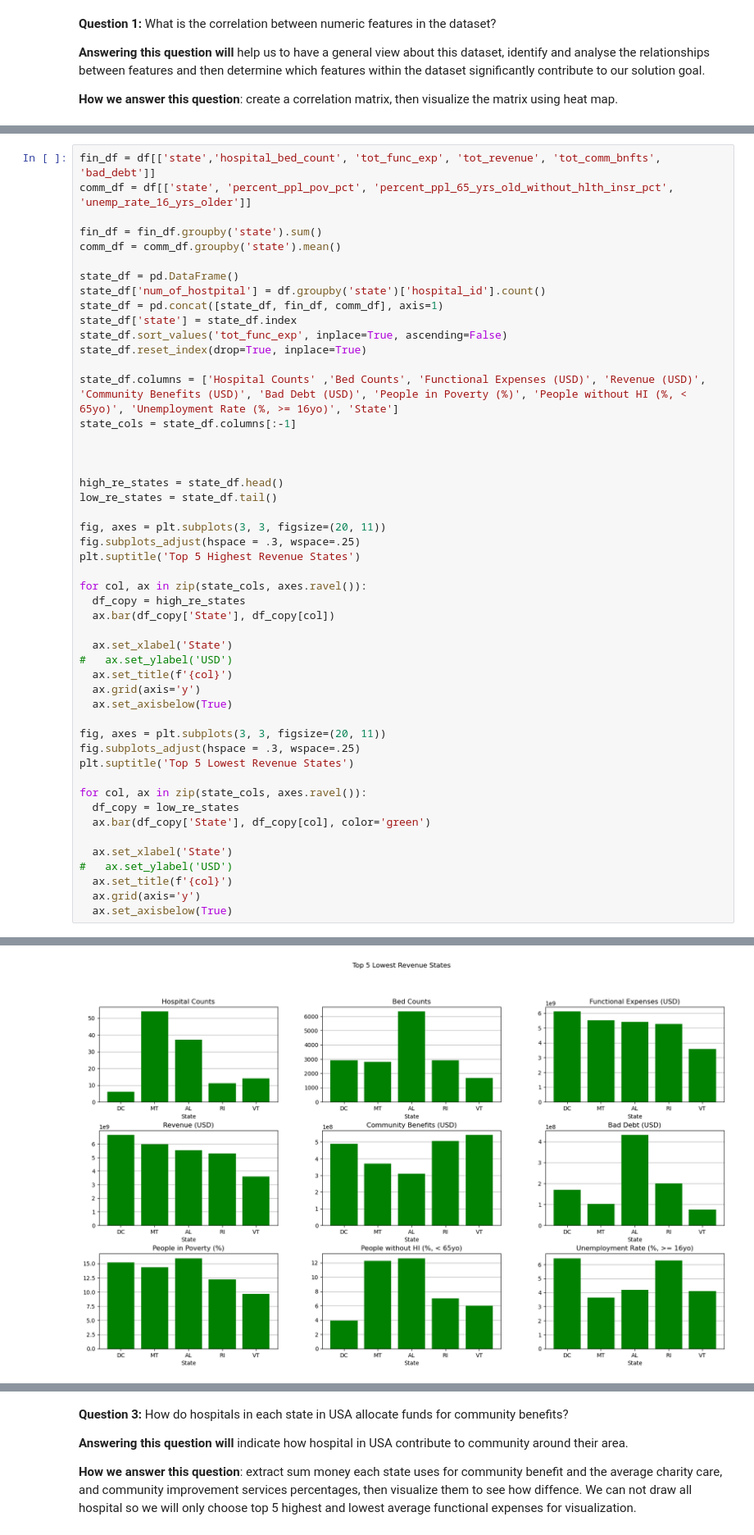
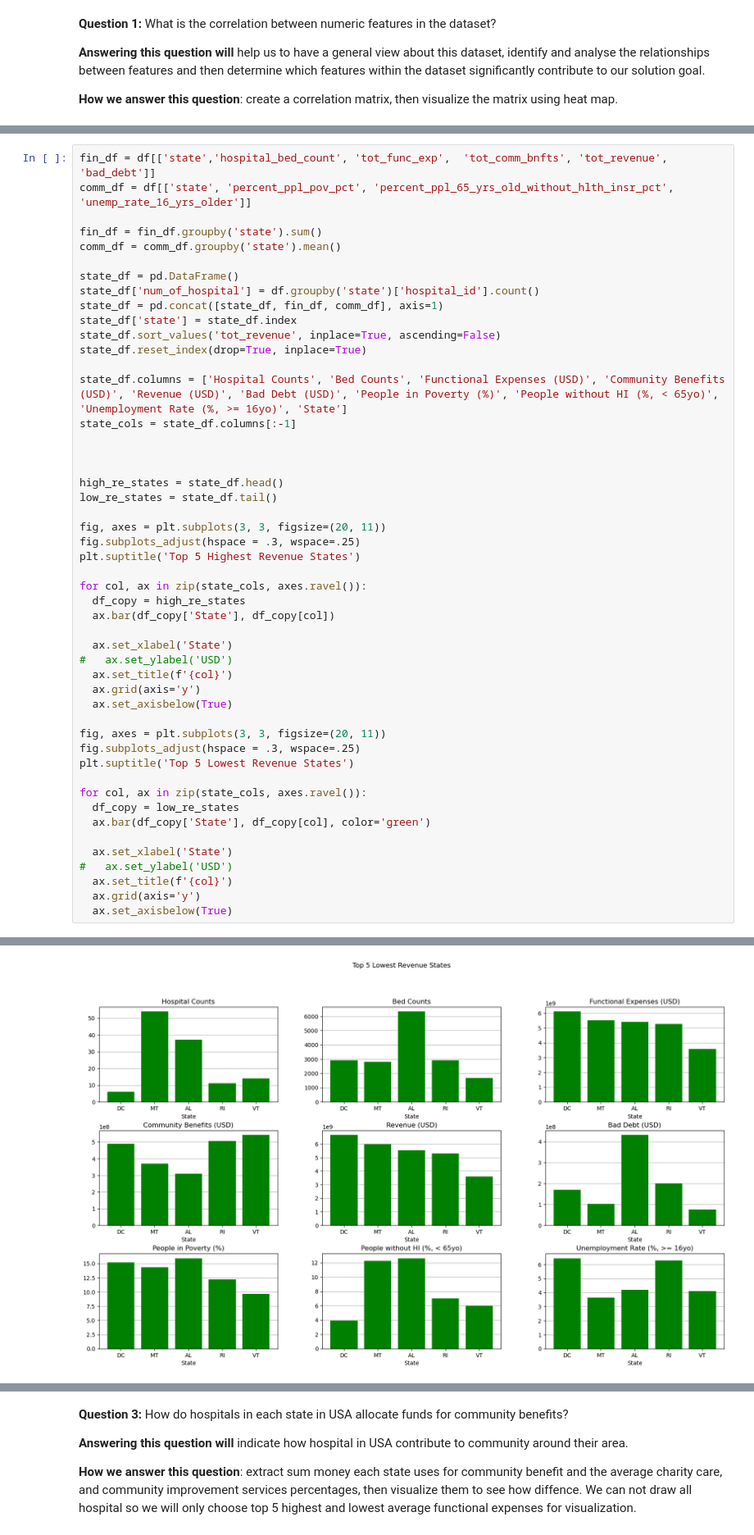
Before and after one commit to gigachad0209/Final-Project---NMKHDL, a Jupyter notebook: eda.ipynb, the cells around one changed output, grey strips where cells are left out. Shown: that part at 82% size. Drawn from its saved outputs; the diff is of its cells as text.

```diff
--- a/eda.ipynb
+++ b/eda.ipynb
@@ -105,18 +105,18 @@ Based on this correlation matrix, we will find out more about the relationships
 # %%
-fin_df = df[['state','hospital_bed_count', 'tot_func_exp', 'tot_revenue', 'tot_comm_bnfts', 'bad_debt']]
+fin_df = df[['state','hospital_bed_count', 'tot_func_exp',  'tot_comm_bnfts', 'tot_revenue', 'bad_debt']]
 comm_df = df[['state', 'percent_ppl_pov_pct', 'percent_ppl_65_yrs_old_without_hlth_insr_pct', 'unemp_rate_16_yrs_older']]
 
 fin_df = fin_df.groupby('state').sum()
 comm_df = comm_df.groupby('state').mean()
 
 state_df = pd.DataFrame()
-state_df['num_of_hostpital'] = df.groupby('state')['hospital_id'].count()
+state_df['num_of_hospital'] = df.groupby('state')['hospital_id'].count()
 state_df = pd.concat([state_df, fin_df, comm_df], axis=1)
 state_df['state'] = state_df.index
-state_df.sort_values('tot_func_exp', inplace=True, ascending=False)
+state_df.sort_values('tot_revenue', inplace=True, ascending=False)
 state_df.reset_index(drop=True, inplace=True)
 
-state_df.columns = ['Hospital Counts' ,'Bed Counts', 'Functional Expenses (USD)', 'Revenue (USD)', 'Community Benefits (USD)', 'Bad Debt (USD)', 'People in Poverty (%)', 'People without HI (%, < 65yo)', 'Unemployment Rate (%, >= 16yo)', 'State']
+state_df.columns = ['Hospital Counts', 'Bed Counts', 'Functional Expenses (USD)', 'Community Benefits (USD)', 'Revenue (USD)', 'Bad Debt (USD)', 'People in Poverty (%)', 'People without HI (%, < 65yo)', 'Unemployment Rate (%, >= 16yo)', 'State']
 state_cols = state_df.columns[:-1]
 
 
@@ -156,2 +156,2 @@ for col, ax in zip(state_cols, axes.ravel()):
-[figure, old version]
+[figure, new version]
 # %% [markdown]
```
Also changed, not shown: parts of 8 cells of this notebook.
